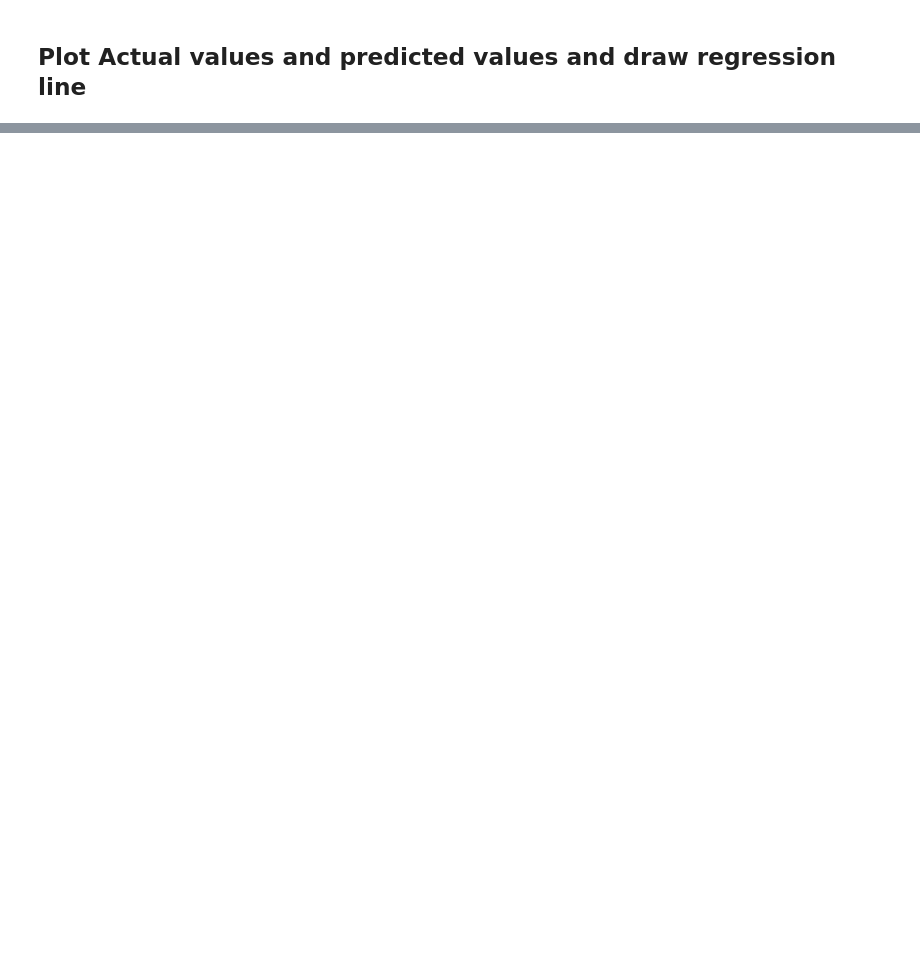
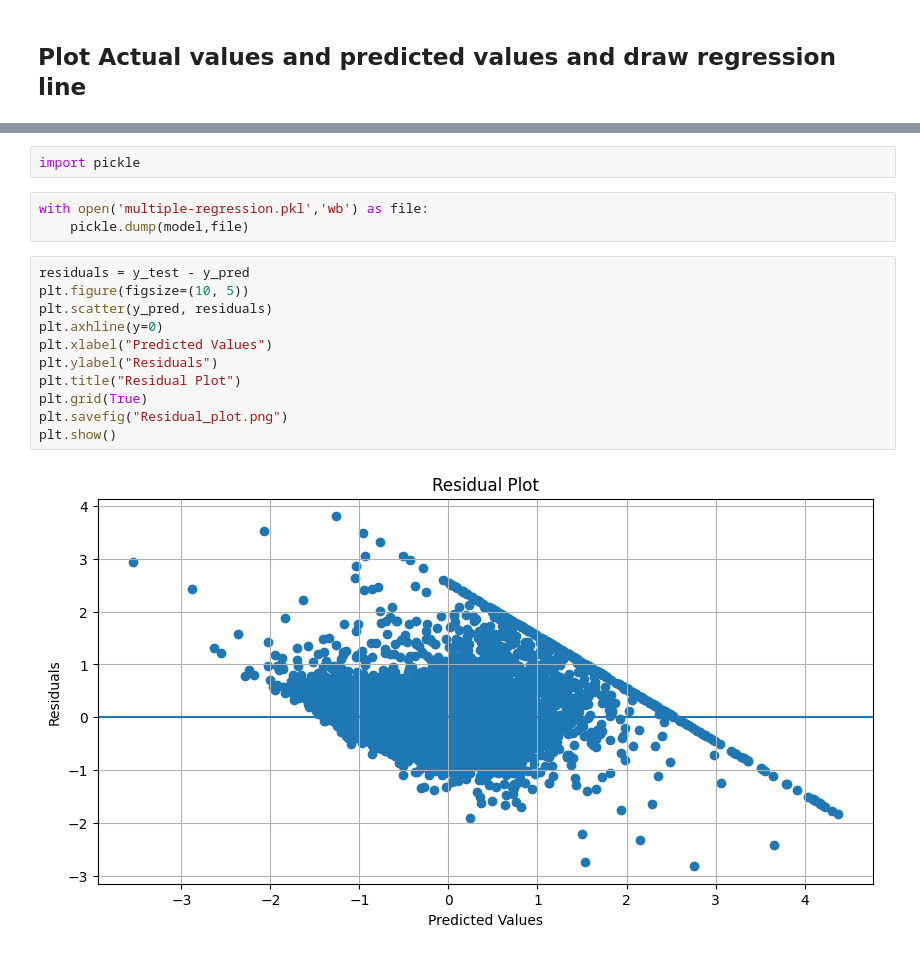
Before and after one commit to Salmankhan3/week3-ml-internship, a Jupyter notebook: multiple_regression.ipynb, the cells around one changed output, grey strips where cells are left out. Drawn from its saved outputs; the diff is of its cells as text; blank space fills up the shorter version.

Commit message:
add multiple regression.py

```diff
--- a/multiple_regression.ipynb
+++ b/multiple_regression.ipynb
@@ -257,0 +267,18 @@ plt.show()
+# %%
+import pickle
+# %%
+with open('multiple-regression.pkl','wb') as file:
+    pickle.dump(model,file)
+# %%
+residuals = y_test - y_pred
+plt.figure(figsize=(10, 5))
+plt.scatter(y_pred, residuals)
+plt.axhline(y=0)
+plt.xlabel("Predicted Values")
+plt.ylabel("Residuals")
+plt.title("Residual Plot")
+plt.grid(True)
+plt.savefig("Residual_plot.png")
+plt.show()
+# %% [output]
+[figure, added]
```
Also changed, not shown: parts of 6 cells of this notebook.
